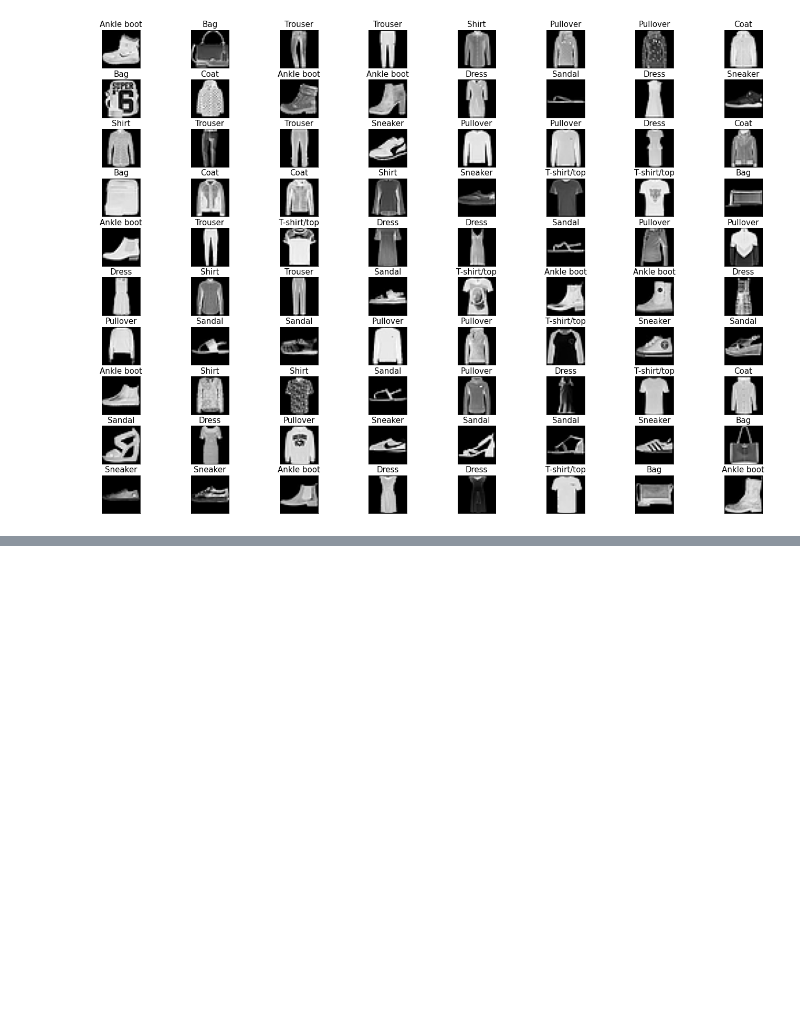
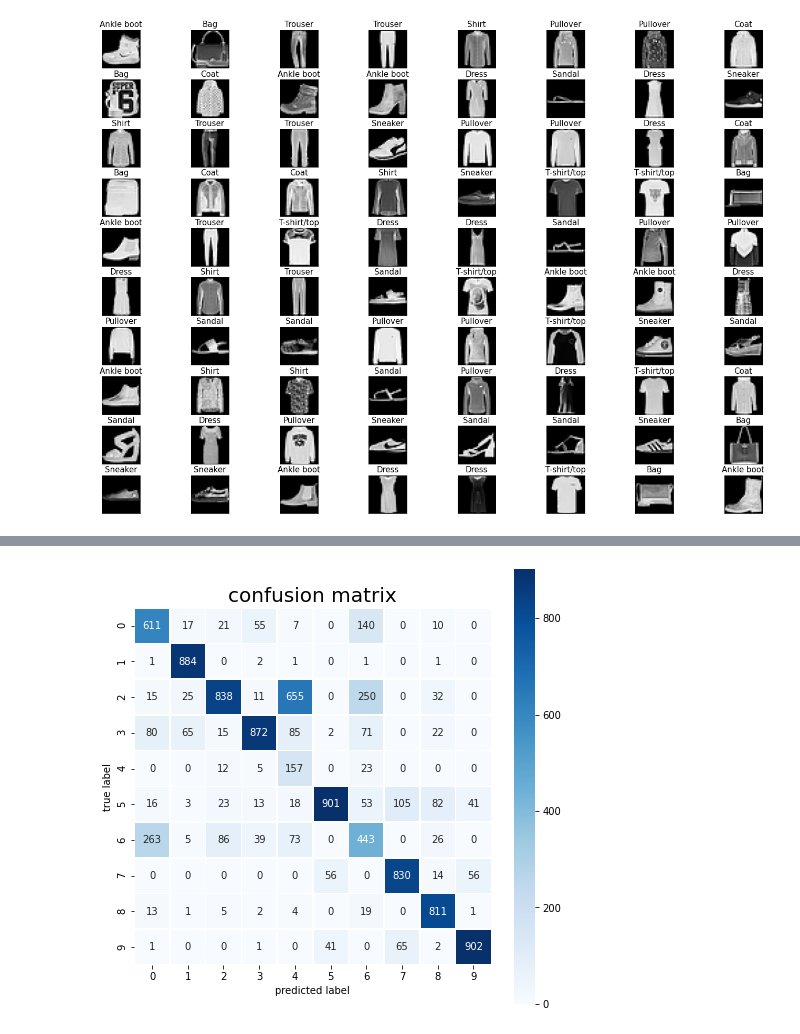
Before and after one commit to ZChen143/ML, a Jupyter notebook: ml.ipynb, the cells around one changed output, grey strips where cells are left out. Cells and saved outputs as stored; diff of their text form; code cells hidden in the pictures; blank space fills up the shorter version.

```diff
--- a/ml.ipynb
+++ b/ml.ipynb
@@ -201,0 +239,5 @@ None
+# %%
+lr3 = LogisticRegression()
+time_lr3, num_params_lr3 = train_lr_model(lr3,'l2') # l2_regularization
+accuracy_trainset_lr3, accuracy_testset_lr3 = test_model(lr3)
+# %% [output]
@@ -201,0 +261 @@ None
+[figure, added]
```
Also changed, not shown: parts of 18 cells of this notebook.
